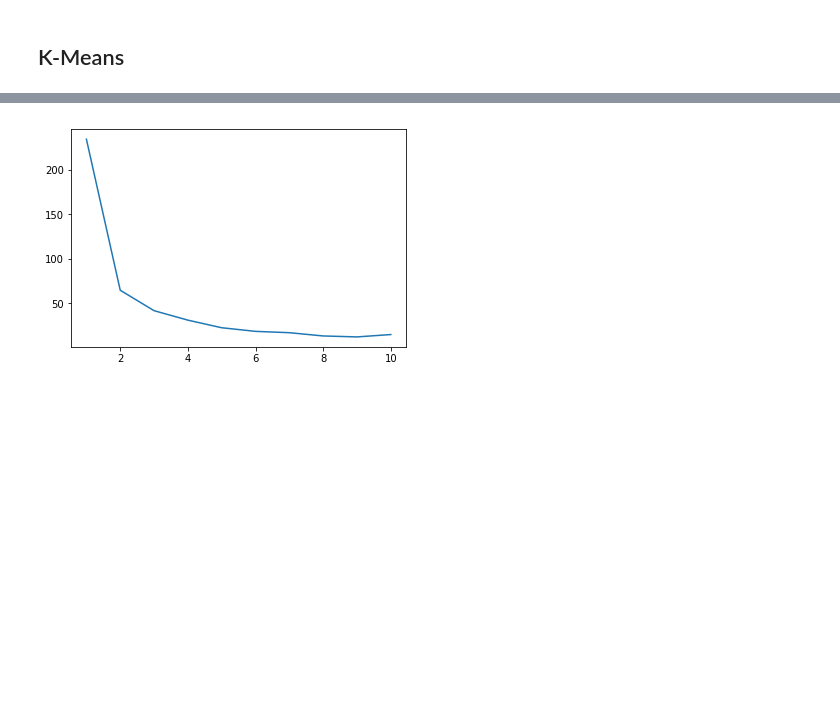
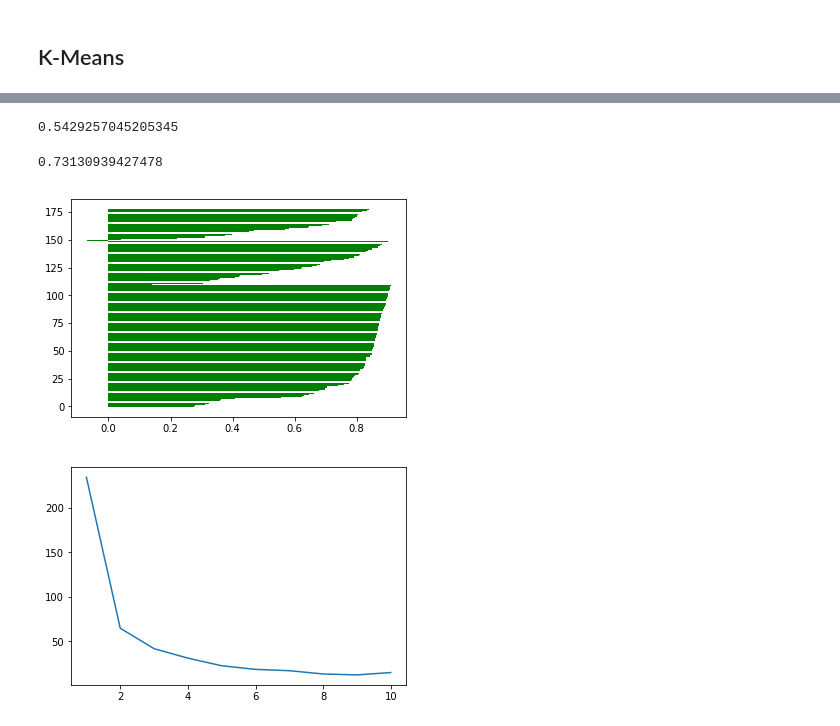
Before and after one commit to valdasraps/ml-examples, a Jupyter notebook: notebooks/K-means.ipynb, the cells around one changed output, grey strips where cells are left out. Drawn from its saved outputs; the diff is of its cells as text; code cells hidden in the pictures; blank space fills up the shorter version.

Commit message:
Added more clustering

```diff
--- a/notebooks/K-means.ipynb
+++ b/notebooks/K-means.ipynb
@@ -120,3 +142,40 @@ d
+# %%
+silhouette_avg = silhouette_score(x, cl)
+silhouette_avg
+# %% [output]
+0.5429257045205345
+# %%
+s = np.zeros(len(x))
+
+for i in range(len(x)):
+
+    # Inner-cluster average distance
+    a1 = np.sum(np.power(x[i] - x[cl == cl[i]], 2), axis = 1)
+    a = np.sum(a1) / (len(a1) - 1)
+
+    # Smallest intra-cluster average distance
+    bm = cl != cl[i]
+    b1 = np.sum(np.power(x[i] - x[bm], 2), axis=1)
+
+    b = float("inf")
+    for j in np.unique(cl[bm]):
+        b2 = b1[cl[bm] == j]
+        b3 = np.sum(b2) / len(b2)
+        if b > b3: b = b3
+
+    s[i] = (b - a) / max(a, b)
+# %%
+np.mean(s)
+# %% [output]
+0.73130939427478
+# %%
+c = 0
+for k in range(K):
+    p = np.sort(s[cl == k])
+    plt.barh(range(c, c + len(p)), p, align='center', color='green')
+    c = c + len(p)
+# %% [output]
+[figure, added]
 # %%
 D = []
 for k in range(1, 11):
```
Also changed, not shown: parts of 18 cells of this notebook, 1 other file.
